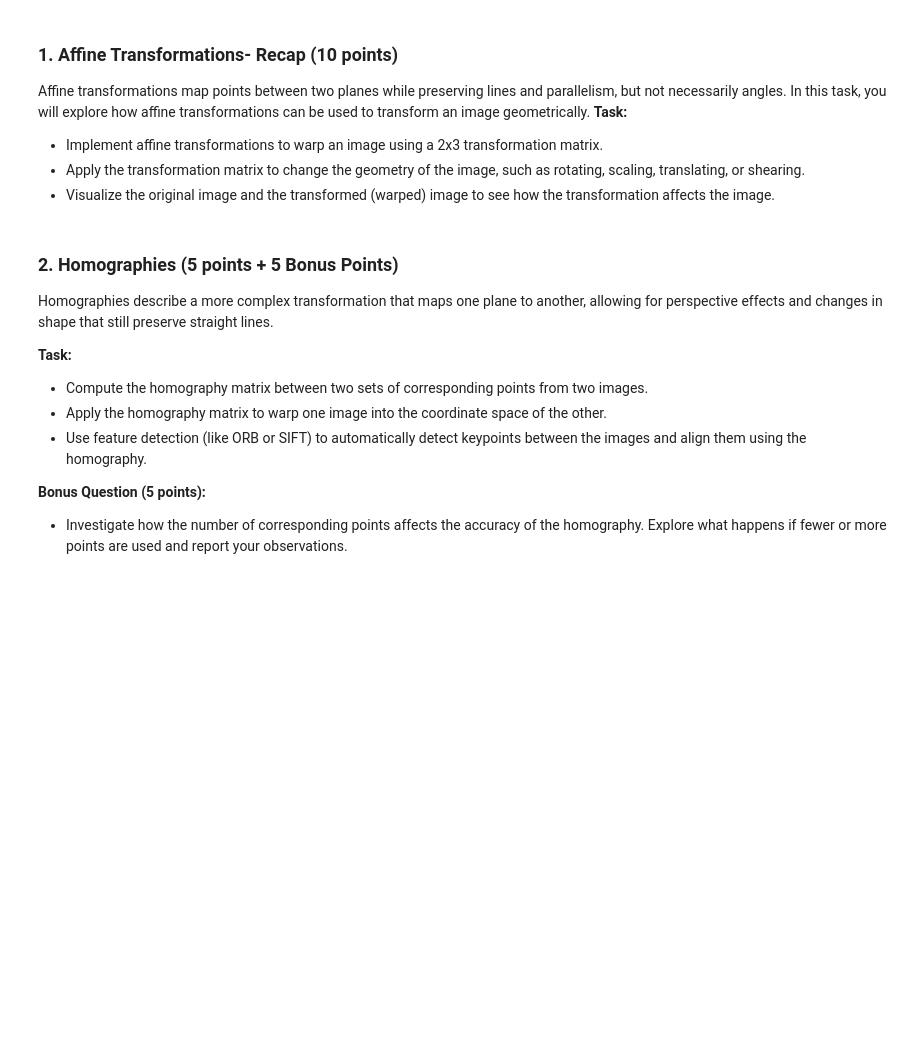
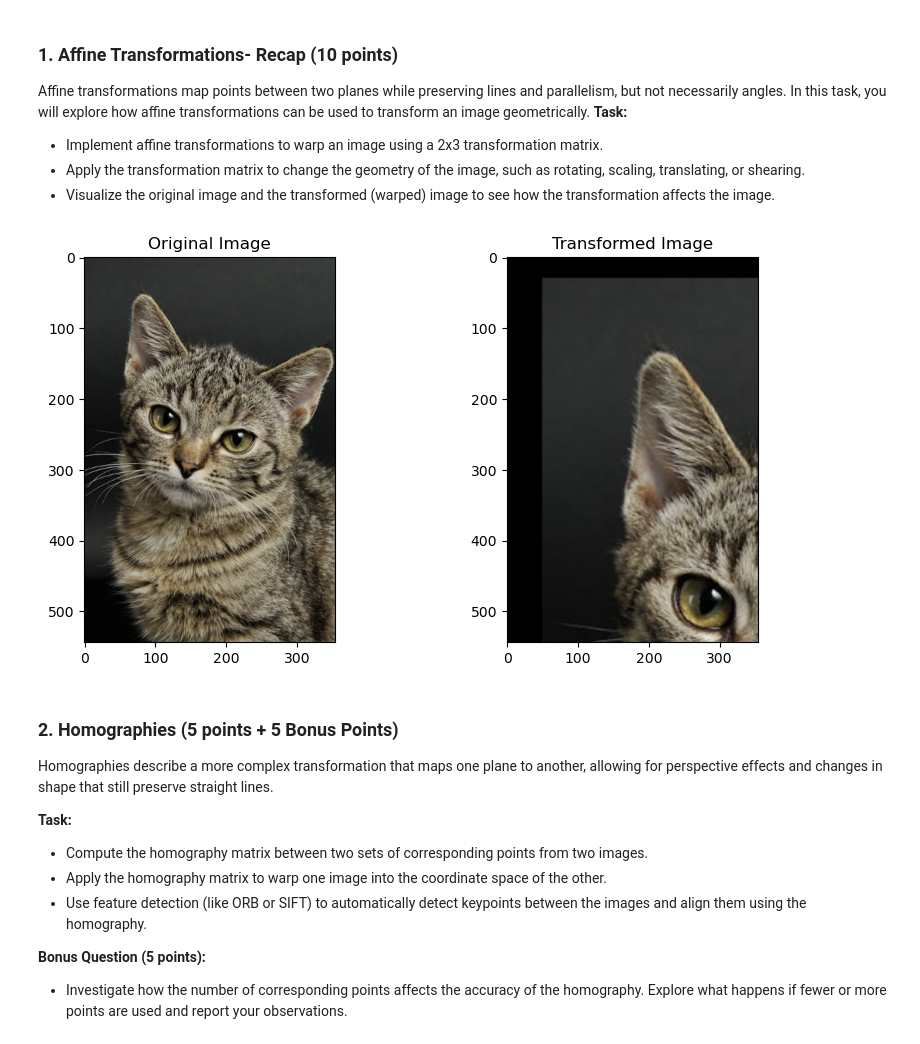
Before and after one commit to IsaacAu11/CM22010, a Jupyter notebook: ImageWarping.ipynb, the cells around one changed output. Saved outputs shown, nothing was run; the diff lists cells and outputs as text; code cells hidden in the pictures; blank space fills up the shorter version.

```diff
--- a/ImageWarping.ipynb
+++ b/ImageWarping.ipynb
@@ -29,35 +29,37 @@ import cv2
 import numpy as np
 import matplotlib.pyplot as plt
 
-image = cv2.imread("364547.png")
+image = cv2.imread("image1.png")
 image = cv2.cvtColor(image, cv2.COLOR_BGR2RGB)
 
 transformation_matrix = np.float32([
     [2, 0, 50],
     [0, 2, 30]
 ])
 
 # Implement the affine transformation function and visualization
 
 def apply_affine_transformation(image, transformation_matrix):
     shape = image.shape
     rows = shape[0]
     cols = shape[1]
     transformed_image = cv2.warpAffine(image, transformation_matrix, (cols, rows))
     return transformed_image
 
 transformed_image = apply_affine_transformation(image, transformation_matrix)
 
 plt.figure(figsize=(10, 5))
 plt.subplot(1, 2, 1)
 plt.imshow(image)
 plt.title("Original Image")
 
 plt.subplot(1, 2, 2)
 plt.imshow(transformed_image)
 plt.title("Transformed Image")
 
 plt.show()
+# %% [output]
+[figure, added]
 # %% [markdown]
 ### 2. Homographies (5 points + 5 Bonus Points)
 Homographies describe a more complex transformation that maps one plane to another, allowing for perspective effects and changes in shape that still preserve straight lines.
```
Also changed, not shown: parts of 3 cells of this notebook.
